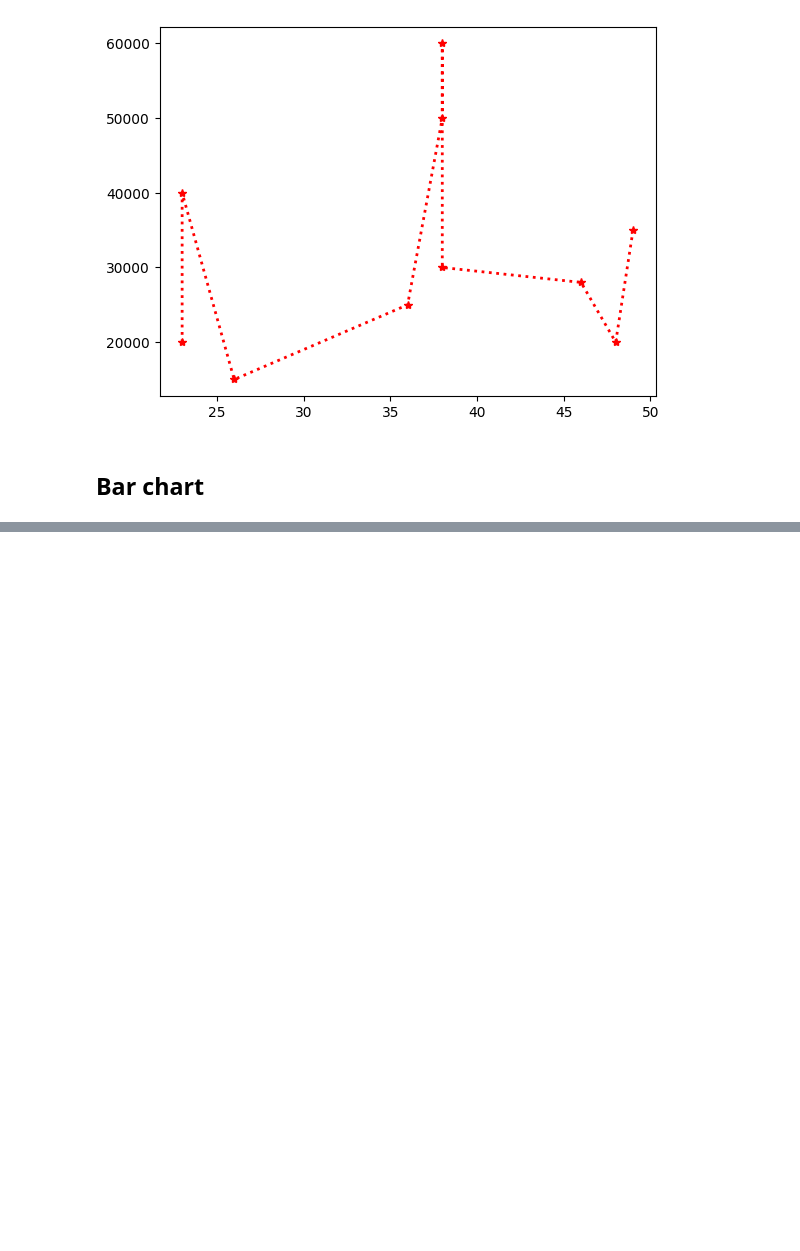
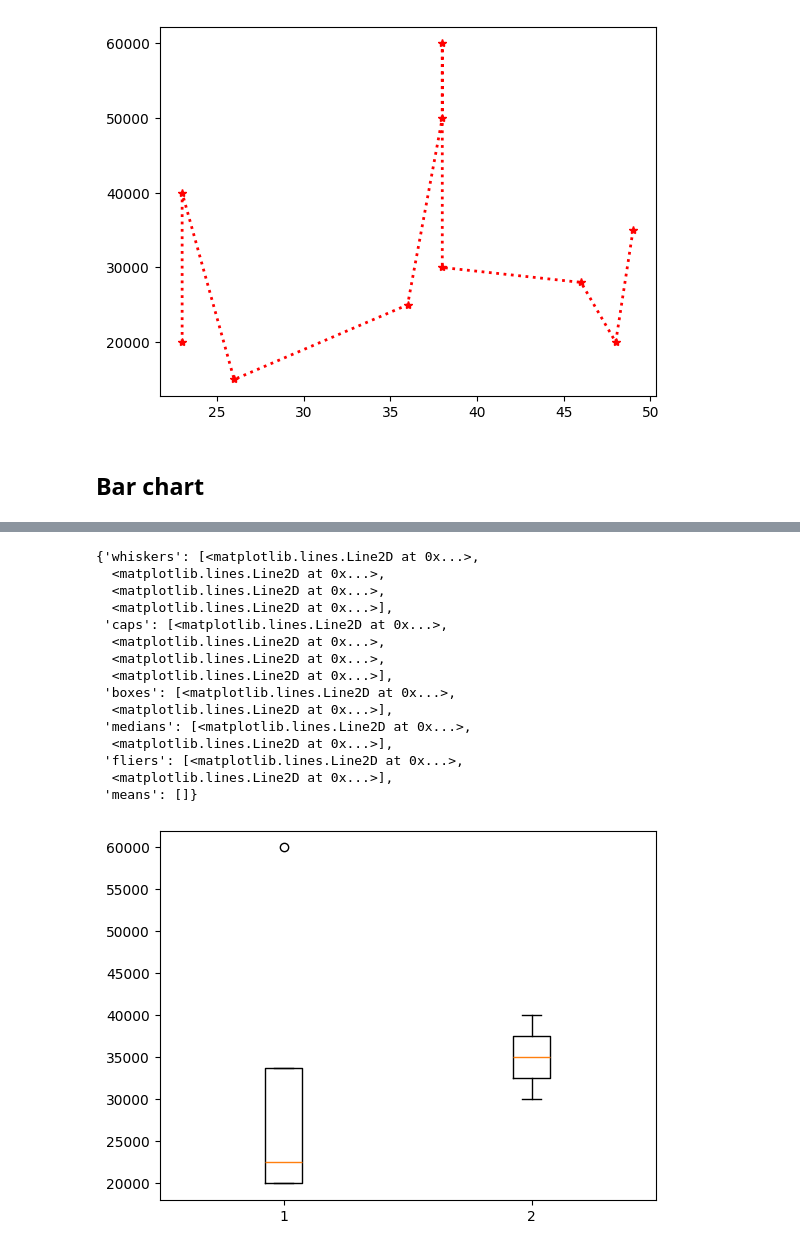
Before and after one commit to HarshNaagar77/AIML, a Jupyter notebook: MatPlotLib/second.ipynb, the cells around one changed output, grey strips where cells are left out. Drawn from its saved outputs; the diff is of its cells as text; code cells hidden in the pictures; blank space fills up the shorter version.

```diff
--- a/MatPlotLib/second.ipynb
+++ b/MatPlotLib/second.ipynb
@@ -76,0 +79,6 @@ plt.bar(df["Age"] , df["Salary"])
+# %%
+hr = df[df["Dept"] == "HR"]["Salary"]
+print(hr)
+
+it = df[df["Dept"] == "IT"]["Salary"]
+it
@@ -76,0 +94,19 @@ plt.bar(df["Age"] , df["Salary"])
+# %%
+plt.boxplot( [hr , it])
+# %% [output]
+{'whiskers': [<matplotlib.lines.Line2D at 0x...>,
+  <matplotlib.lines.Line2D at 0x...>,
+  <matplotlib.lines.Line2D at 0x...>,
+  <matplotlib.lines.Line2D at 0x...>],
+ 'caps': [<matplotlib.lines.Line2D at 0x...>,
+  <matplotlib.lines.Line2D at 0x...>,
+  <matplotlib.lines.Line2D at 0x...>,
+  <matplotlib.lines.Line2D at 0x...>],
+ 'boxes': [<matplotlib.lines.Line2D at 0x...>,
+  <matplotlib.lines.Line2D at 0x...>],
+ 'medians': [<matplotlib.lines.Line2D at 0x...>,
+  <matplotlib.lines.Line2D at 0x...>],
+ 'fliers': [<matplotlib.lines.Line2D at 0x...>,
+  <matplotlib.lines.Line2D at 0x...>],
+ 'means': []}
+[figure, added]
```
Also changed, not shown: parts of 3 cells of this notebook.
